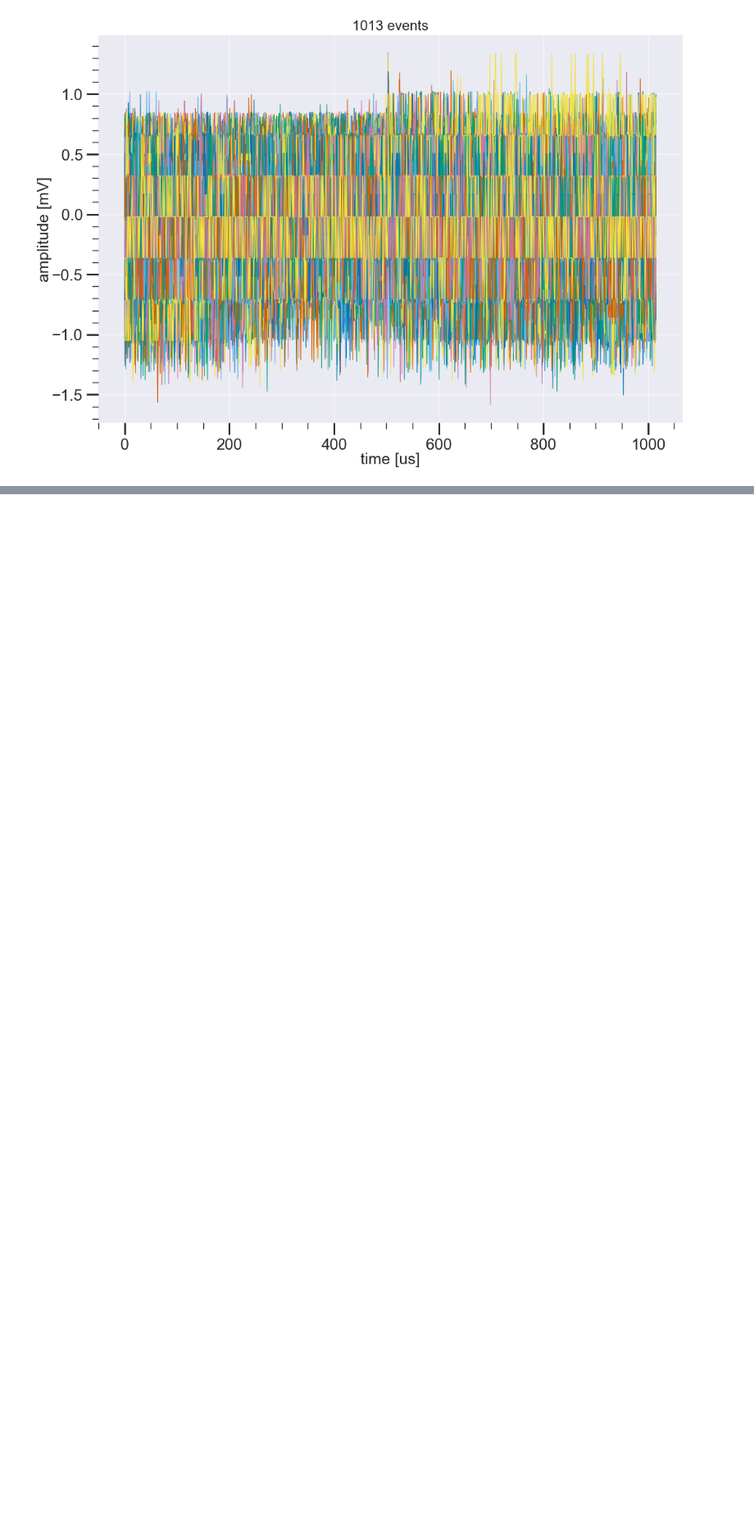
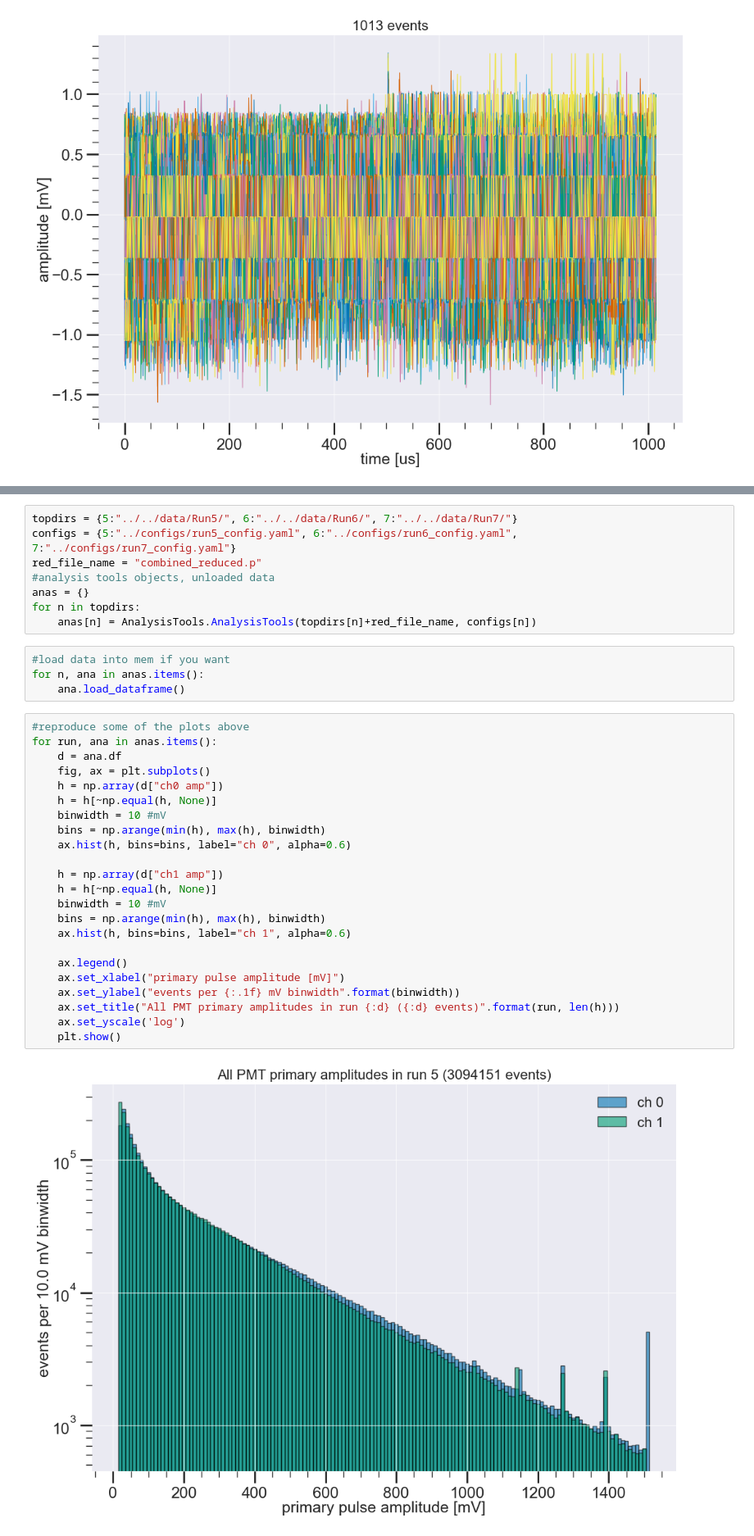
Before and after one commit to ejangelico/ad2-data-processing, a Jupyter notebook: notebooks/Data reduction testing run7.ipynb, the cells around one changed output, grey strips where cells are left out. Shown at 82% size. Cells and saved outputs as stored; diff of their text form; blank space fills up the shorter version.

Commit message:
Development of data reduction and data reduction analysis code.

```diff
--- a/notebooks/Data reduction testing run7.ipynb
+++ b/notebooks/Data reduction testing run7.ipynb
@@ -160,0 +191,37 @@ if(overlay):
+# %%
+topdirs = {5:"../../data/Run5/", 6:"../../data/Run6/", 7:"../../data/Run7/"}
+configs = {5:"../configs/run5_config.yaml", 6:"../configs/run6_config.yaml", 7:"../configs/run7_config.yaml"}
+red_file_name = "combined_reduced.p"
+#analysis tools objects, unloaded data
+anas = {}
+for n in topdirs:
+    anas[n] = AnalysisTools.AnalysisTools(topdirs[n]+red_file_name, configs[n])
+# %%
+#load data into mem if you want
+for n, ana in anas.items():
+    ana.load_dataframe()
+# %%
+#reproduce some of the plots above
+for run, ana in anas.items():
+    d = ana.df
+    fig, ax = plt.subplots()
+    h = np.array(d["ch0 amp"])
+    h = h[~np.equal(h, None)]
+    binwidth = 10 #mV
+    bins = np.arange(min(h), max(h), binwidth)
+    ax.hist(h, bins=bins, label="ch 0", alpha=0.6)
+
+    h = np.array(d["ch1 amp"])
+    h = h[~np.equal(h, None)]
+    binwidth = 10 #mV
+    bins = np.arange(min(h), max(h), binwidth)
+    ax.hist(h, bins=bins, label="ch 1", alpha=0.6)
+
+    ax.legend()
+    ax.set_xlabel("primary pulse amplitude [mV]")
+    ax.set_ylabel("events per {:.1f} mV binwidth".format(binwidth))
+    ax.set_title("All PMT primary amplitudes in run {:d} ({:d} events)".format(run, len(h)))
+    ax.set_yscale('log')
+    plt.show()
+# %% [output]
+[figure, added]
```
Also changed, not shown: parts of 17 cells of this notebook, 7 other files.
